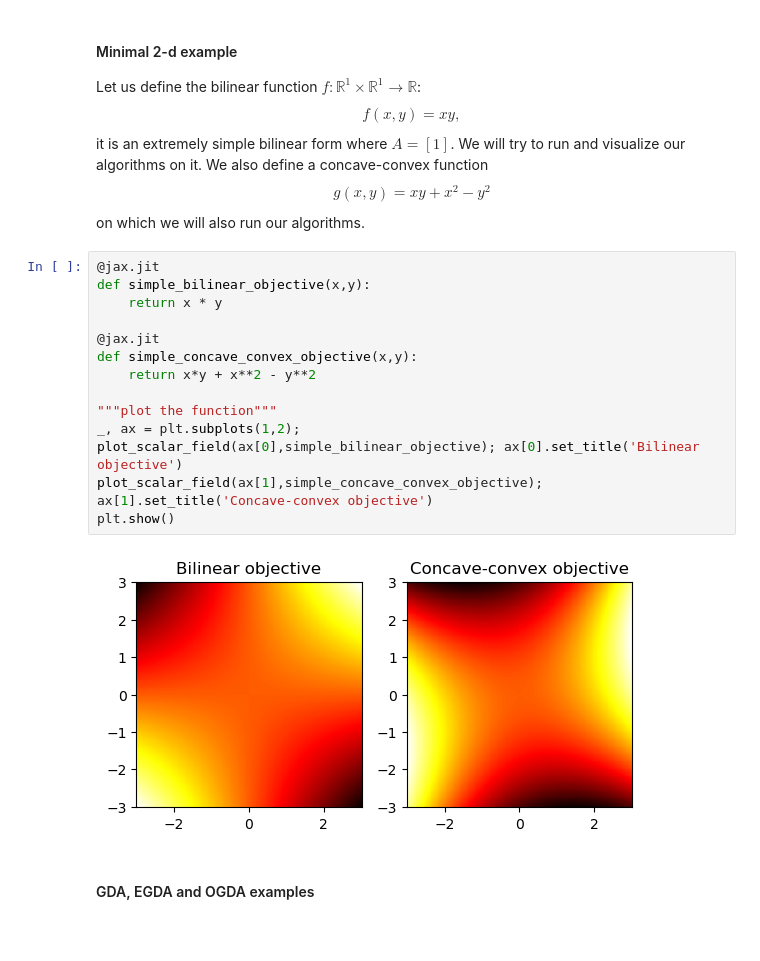
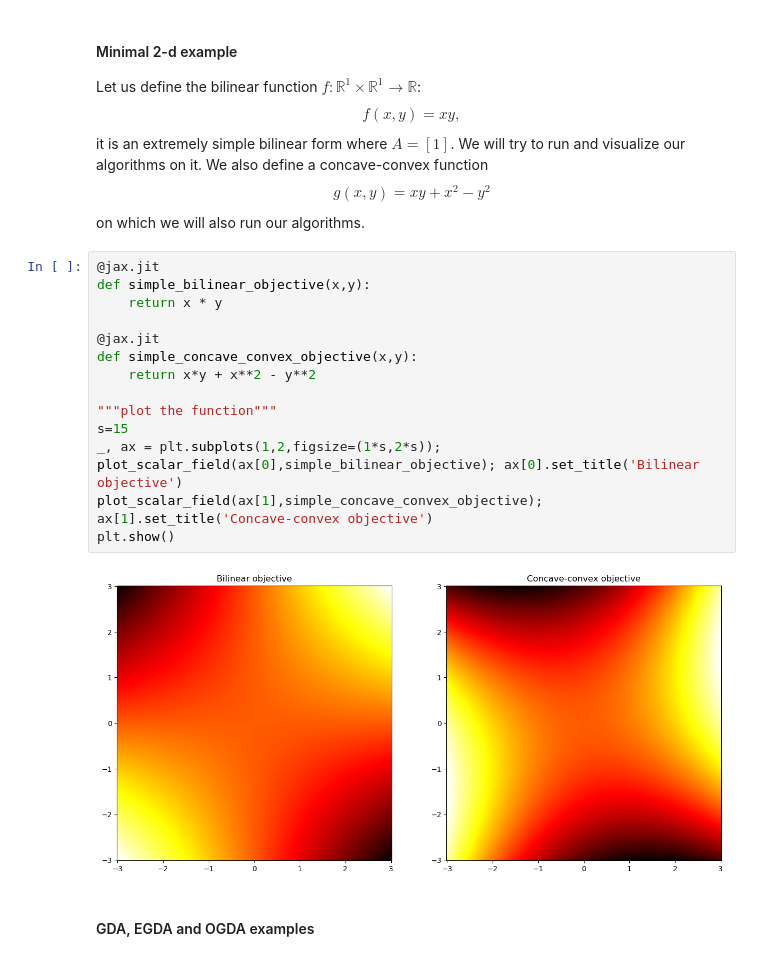
Before and after one commit to RenardDesNeiges/CIRL_Experiments, a Jupyter notebook: minmax_opt.ipynb, the cells around one changed output. Cells and saved outputs as stored; diff of their text form; blank space fills up the shorter version.

```diff
--- a/minmax_opt.ipynb
+++ b/minmax_opt.ipynb
@@ -48,18 +48,19 @@ on which we will also run our algorithms.
 # %%
 @jax.jit
 def simple_bilinear_objective(x,y):
     return x * y
 
 @jax.jit
 def simple_concave_convex_objective(x,y):
     return x*y + x**2 - y**2
 
 """plot the function"""
-_, ax = plt.subplots(1,2);
+s=15
+_, ax = plt.subplots(1,2,figsize=(1*s,2*s));
 plot_scalar_field(ax[0],simple_bilinear_objective); ax[0].set_title('Bilinear objective')
 plot_scalar_field(ax[1],simple_concave_convex_objective); ax[1].set_title('Concave-convex objective')
 plt.show()
 # %% [output]
-[figure, old version]
+[figure, new version]
 # %% [markdown]
 #### GDA, EGDA and OGDA examples
```
Also changed, not shown: parts of 2 cells of this notebook, 3 other files.
